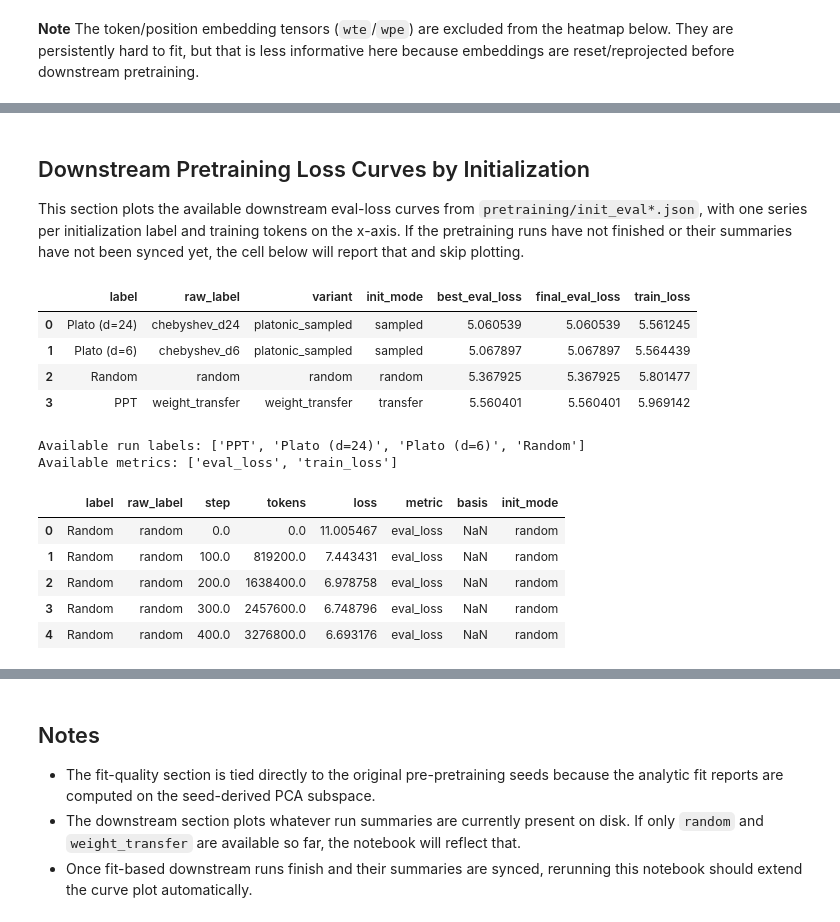
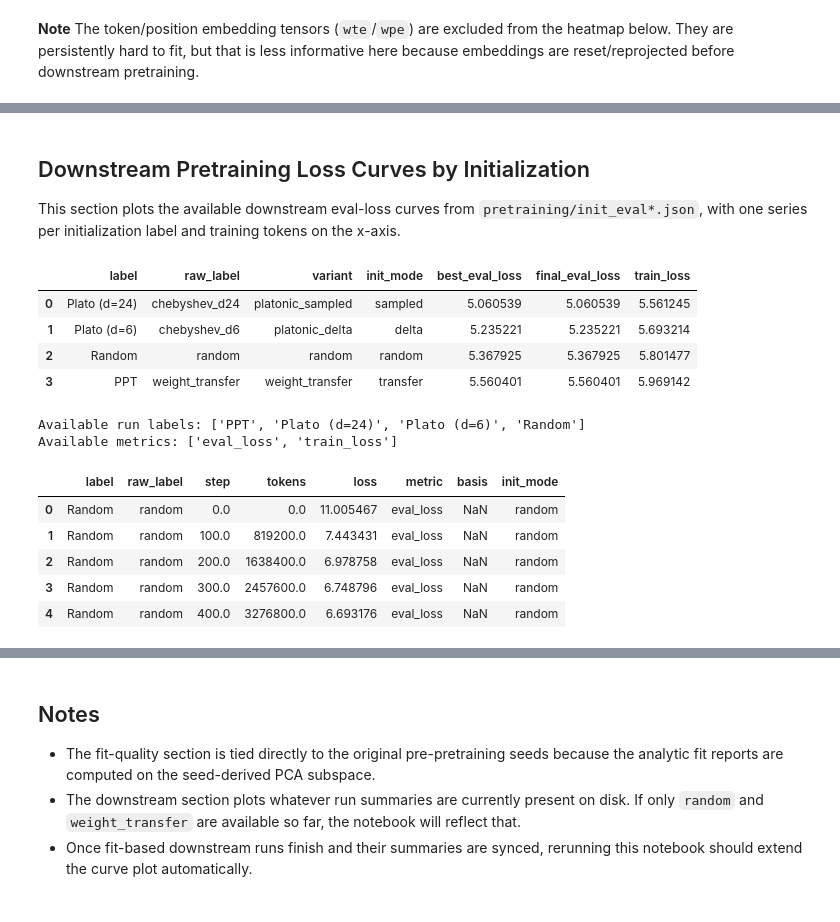
Before and after one commit to jopetty/platonic-init, a Jupyter notebook: notebooks/gpt2_c4_ppt_reproduction_analysis.ipynb, the cells around one changed output, grey strips where cells are left out. Cells and saved outputs as stored; diff of their text form; code cells hidden in the pictures.

```diff
--- a/notebooks/gpt2_c4_ppt_reproduction_analysis.ipynb
+++ b/notebooks/gpt2_c4_ppt_reproduction_analysis.ipynb
@@ -443,7 +716,6 @@ plt.show()
 
 This section plots the available downstream eval-loss curves from `pretraining/init_eval*.json`,
 with one series per initialization label and training tokens on the x-axis.
-If the pretraining runs have not finished or their summaries have not been synced yet, the cell below will report that and skip plotting.
 # %%
 result_rows = []
 for row in summary_results:
@@ -460,7 +732,19 @@ for row in summary_results:
         }
     )
 result_df = pd.DataFrame(result_rows)
-if not result_df.empty and "best_eval_loss" in result_df.columns:
+if result_df.empty:
+    result_df = pd.DataFrame(
+        columns=[
+            "label",
+            "raw_label",
+            "variant",
+            "init_mode",
+            "best_eval_loss",
+            "final_eval_loss",
+            "train_loss",
+        ]
+    )
+else:
     result_df = result_df.sort_values("best_eval_loss").reset_index(drop=True)
 display(result_df)
 
@@ -483,34 +767,34 @@ for row in curve_results:
             }
         )
     for point in row.get("train_curve") or []:
         step = point.get("step")
         curve_rows.append(
             {
                 "label": display_label,
                 "raw_label": raw_label,
                 "step": step,
                 "tokens": step * TOKENS_PER_STEP if step is not None else None,
                 "loss": point.get("loss"),
                 "metric": "train_loss",
                 "basis": row.get("basis"),
                 "init_mode": row.get("init_mode"),
             }
         )
 
 curves_df = pd.DataFrame(curve_rows)
 available_labels = (
     sorted(curves_df.label.unique().tolist()) if not curves_df.empty else []
 )
 print(f"Available run labels: {available_labels}")
 available_metrics = (
     sorted(curves_df.metric.unique().tolist()) if not curves_df.empty else []
 )
 print(f"Available metrics: {available_metrics}")
 display(curves_df.head())
 # %% [output]
 |  | label | raw_label | variant | init_mode | best_eval_loss | final_eval_loss | train_loss |
 | 0 | Plato (d=24) | chebyshev_d24 | platonic_sampled | sampled | 5.060539 | 5.060539 | 5.561245 |
-| 1 | Plato (d=6) | chebyshev_d6 | platonic_sampled | sampled | 5.067897 | 5.067897 | 5.564439 |
+| 1 | Plato (d=6) | chebyshev_d6 | platonic_delta | delta | 5.235221 | 5.235221 | 5.693214 |
 | 2 | Random | random | random | random | 5.367925 | 5.367925 | 5.801477 |
 | 3 | PPT | weight_transfer | weight_transfer | transfer | 5.560401 | 5.560401 | 5.969142 |
 Available run labels: ['PPT', 'Plato (d=24)', 'Plato (d=6)', 'Random']
```
Also changed, not shown: parts of 12 cells of this notebook, 29 other files.
